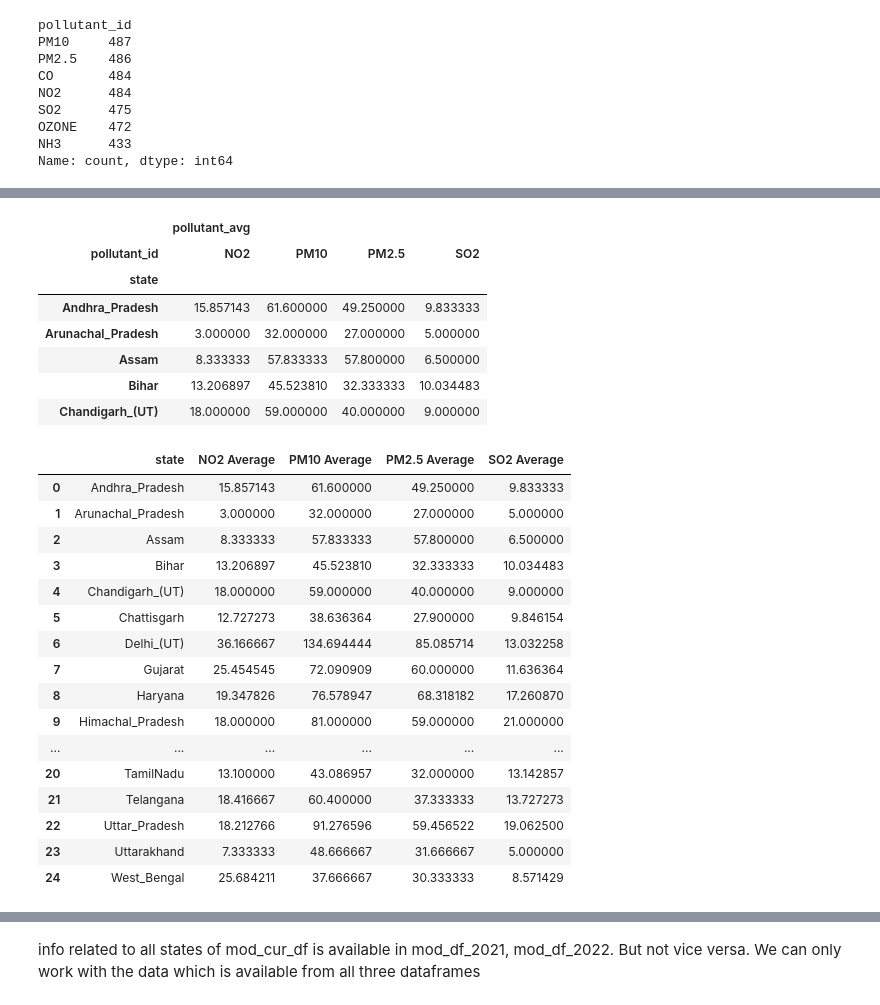
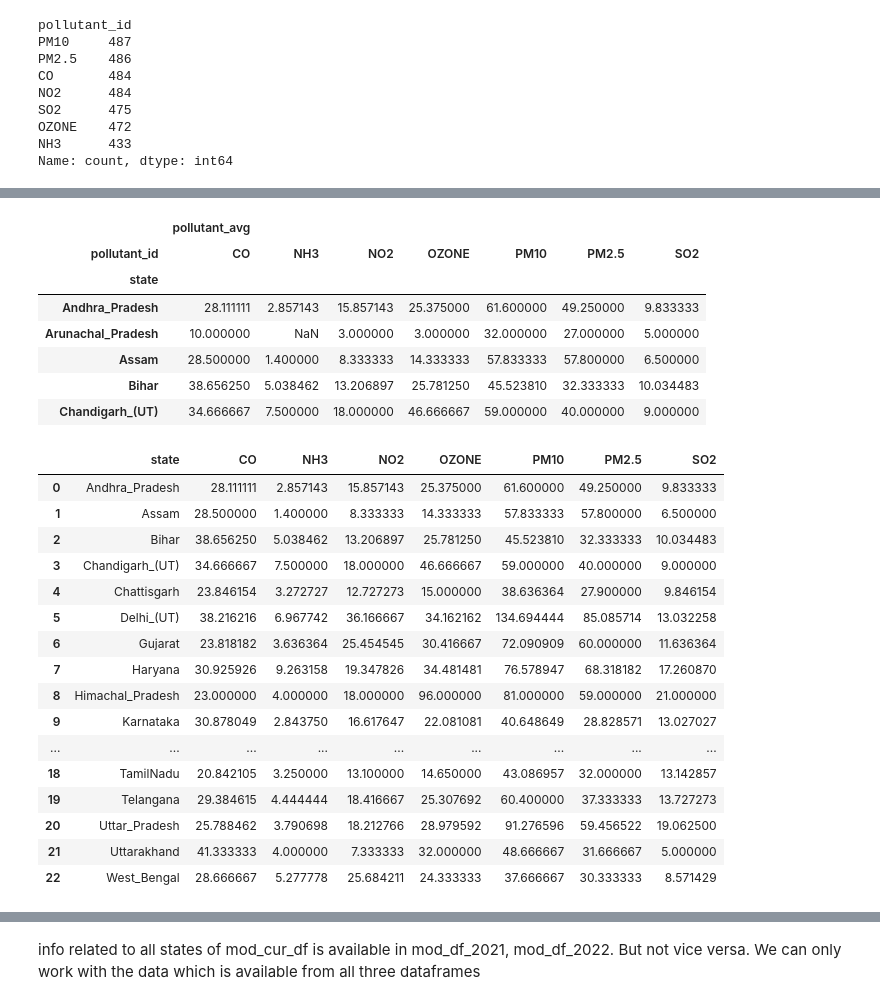
Before and after one commit to latheeshpoondla/Project, a Jupyter notebook: DSProject.ipynb, the cells around one changed output, grey strips where cells are left out. Drawn from its saved outputs; the diff is of its cells as text; code cells hidden in the pictures.

```diff
--- a/DSProject.ipynb
+++ b/DSProject.ipynb
@@ -425,0 +414,3 @@ display(mod_cur_df.head())
+# %%
+avg_cur_df = currentdf.copy()
+display(avg_cur_df.head())
@@ -426,5 +424,5 @@ display(mod_cur_df.head())
 # %%
 #removed noisy columns
-mod_cur_df.drop(columns=['pollutant_min', 'pollutant_max'], inplace=True)
-display(mod_cur_df.head())
+avg_cur_df.drop(columns=['pollutant_min', 'pollutant_max'], inplace=True)
+display(avg_cur_df.head())
 # %% [output]
@@ -441,6 +435,6 @@ See the caveats in the documentation: https://pandas.pydata.org/pandas-docs/stab
 # %%
-mod_cur_df = mod_cur_df[['state', 'pollutant_id', 'pollutant_avg']].groupby(['state', 'pollutant_id']).mean()
-display(mod_cur_df)
+avg_cur_df = avg_cur_df[['state', 'pollutant_id', 'pollutant_avg']].groupby(['state', 'pollutant_id']).mean()
+display(avg_cur_df)
 # %% [output]
 |  |  | pollutant_avg |
 | state | pollutant_id |  |
@@ -459,37 +453,37 @@ display(mod_cur_df)
 # %%
-mod_cur_df = mod_cur_df.unstack()
-display(mod_cur_df.head())
+avg_cur_df = avg_cur_df.unstack()
+display(avg_cur_df.head())
 # %% [output]
-|  | pollutant_avg |  |  |  |
-| pollutant_id | NO2 | PM10 | PM2.5 | SO2 |
-| state |  |  |  |  |
-| Andhra_Pradesh | 15.857143 | 61.600000 | 49.250000 | 9.833333 |
-| Arunachal_Pradesh | 3.000000 | 32.000000 | 27.000000 | 5.000000 |
-| Assam | 8.333333 | 57.833333 | 57.800000 | 6.500000 |
-| Bihar | 13.206897 | 45.523810 | 32.333333 | 10.034483 |
-| Chandigarh_(UT) | 18.000000 | 59.000000 | 40.000000 | 9.000000 |
+|  | pollutant_avg |  |  |  |  |  |  |
+| pollutant_id | CO | NH3 | NO2 | OZONE | PM10 | PM2.5 | SO2 |
+| state |  |  |  |  |  |  |  |
+| Andhra_Pradesh | 28.111111 | 2.857143 | 15.857143 | 25.375000 | 61.600000 | 49.250000 | 9.833333 |
+| Arunachal_Pradesh | 10.000000 | NaN | 3.000000 | 3.000000 | 32.000000 | 27.000000 | 5.000000 |
+| Assam | 28.500000 | 1.400000 | 8.333333 | 14.333333 | 57.833333 | 57.800000 | 6.500000 |
+| Bihar | 38.656250 | 5.038462 | 13.206897 | 25.781250 | 45.523810 | 32.333333 | 10.034483 |
+| Chandigarh_(UT) | 34.666667 | 7.500000 | 18.000000 | 46.666667 | 59.000000 | 40.000000 | 9.000000 |
 # %%
-mod_cur_df.reset_index()
-mod_cur_df.columns=['NO2 Average', 'PM10 Average', 'PM2.5 Average', 'SO2 Average']
-mod_cur_df.dropna(inplace=True)
-mod_cur_df.reset_index(inplace=True)
-display(mod_cur_df)
+avg_cur_df.reset_index()
+avg_cur_df.columns=['CO', 'NH3', 'NO2', 'OZONE', 'PM10', 'PM2.5', 'SO2']
+avg_cur_df.dropna(inplace=True)
+avg_cur_df.reset_index(inplace=True)
+display(avg_cur_df)
 # %% [output]
-|  | state | NO2 Average | PM10 Average | PM2.5 Average | SO2 Average |
-| 0 | Andhra_Pradesh | 15.857143 | 61.600000 | 49.250000 | 9.833333 |
-| 1 | Arunachal_Pradesh | 3.000000 | 32.000000 | 27.000000 | 5.000000 |
-| 2 | Assam | 8.333333 | 57.833333 | 57.800000 | 6.500000 |
-| 3 | Bihar | 13.206897 | 45.523810 | 32.333333 | 10.034483 |
-| 4 | Chandigarh_(UT) | 18.000000 | 59.000000 | 40.000000 | 9.000000 |
-| 5 | Chattisgarh | 12.727273 | 38.636364 | 27.900000 | 9.846154 |
-| 6 | Delhi_(UT) | 36.166667 | 134.694444 | 85.085714 | 13.032258 |
-| 7 | Gujarat | 25.454545 | 72.090909 | 60.000000 | 11.636364 |
-| 8 | Haryana | 19.347826 | 76.578947 | 68.318182 | 17.260870 |
-| 9 | Himachal_Pradesh | 18.000000 | 81.000000 | 59.000000 | 21.000000 |
-| ... | ... | ... | ... | ... | ... |
-| 20 | TamilNadu | 13.100000 | 43.086957 | 32.000000 | 13.142857 |
-| 21 | Telangana | 18.416667 | 60.400000 | 37.333333 | 13.727273 |
-| 22 | Uttar_Pradesh | 18.212766 | 91.276596 | 59.456522 | 19.062500 |
-| 23 | Uttarakhand | 7.333333 | 48.666667 | 31.666667 | 5.000000 |
-| 24 | West_Bengal | 25.684211 | 37.666667 | 30.333333 | 8.571429 |
+|  | state | CO | NH3 | NO2 | OZONE | PM10 | PM2.5 | SO2 |
+| 0 | Andhra_Pradesh | 28.111111 | 2.857143 | 15.857143 | 25.375000 | 61.600000 | 49.250000 | 9.833333 |
+| 1 | Assam | 28.500000 | 1.400000 | 8.333333 | 14.333333 | 57.833333 | 57.800000 | 6.500000 |
+| 2 | Bihar | 38.656250 | 5.038462 | 13.206897 | 25.781250 | 45.523810 | 32.333333 | 10.034483 |
+| 3 | Chandigarh_(UT) | 34.666667 | 7.500000 | 18.000000 | 46.666667 | 59.000000 | 40.000000 | 9.000000 |
+| 4 | Chattisgarh | 23.846154 | 3.272727 | 12.727273 | 15.000000 | 38.636364 | 27.900000 | 9.846154 |
+| 5 | Delhi_(UT) | 38.216216 | 6.967742 | 36.166667 | 34.162162 | 134.694444 | 85.085714 | 13.032258 |
+| 6 | Gujarat | 23.818182 | 3.636364 | 25.454545 | 30.416667 | 72.090909 | 60.000000 | 11.636364 |
+| 7 | Haryana | 30.925926 | 9.263158 | 19.347826 | 34.481481 | 76.578947 | 68.318182 | 17.260870 |
+| 8 | Himachal_Pradesh | 23.000000 | 4.000000 | 18.000000 | 96.000000 | 81.000000 | 59.000000 | 21.000000 |
+| 9 | Karnataka | 30.878049 | 2.843750 | 16.617647 | 22.081081 | 40.648649 | 28.828571 | 13.027027 |
+| ... | ... | ... | ... | ... | ... | ... | ... | ... |
+| 18 | TamilNadu | 20.842105 | 3.250000 | 13.100000 | 14.650000 | 43.086957 | 32.000000 | 13.142857 |
+| 19 | Telangana | 29.384615 | 4.444444 | 18.416667 | 25.307692 | 60.400000 | 37.333333 | 13.727273 |
+| 20 | Uttar_Pradesh | 25.788462 | 3.790698 | 18.212766 | 28.979592 | 91.276596 | 59.456522 | 19.062500 |
+| 21 | Uttarakhand | 41.333333 | 4.000000 | 7.333333 | 32.000000 | 48.666667 | 31.666667 | 5.000000 |
+| 22 | West_Bengal | 28.666667 | 5.277778 | 25.684211 | 24.333333 | 37.666667 | 30.333333 | 8.571429 |
 # %%
```
Also changed, not shown: parts of 24 cells of this notebook, 1 other file.
